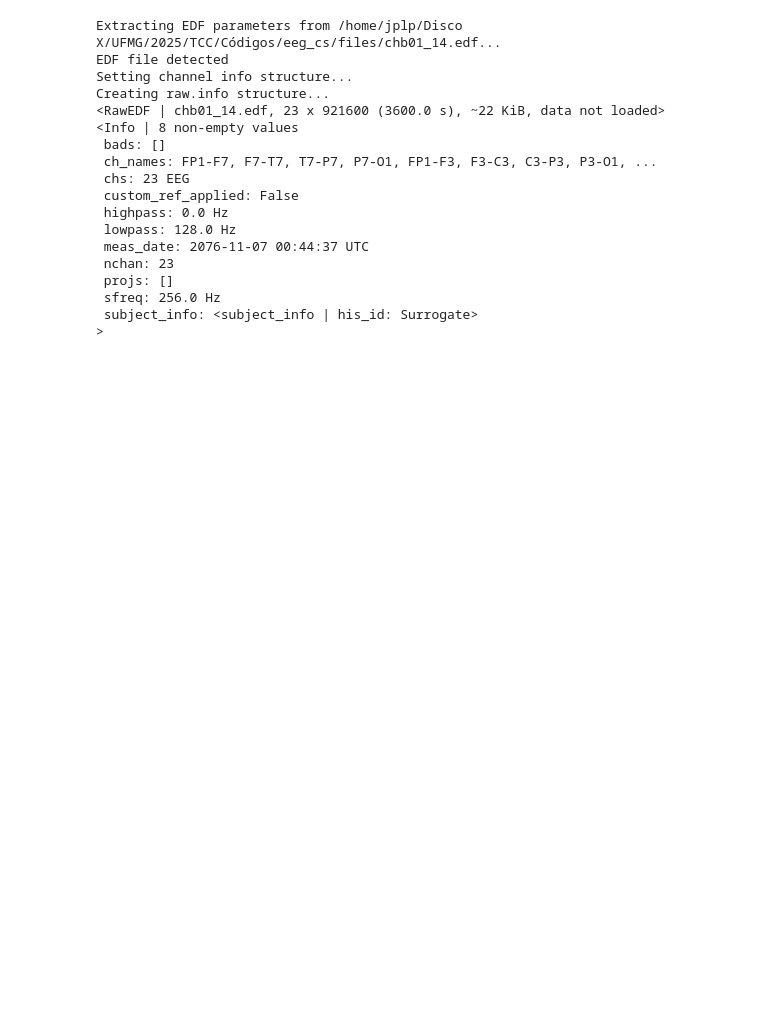
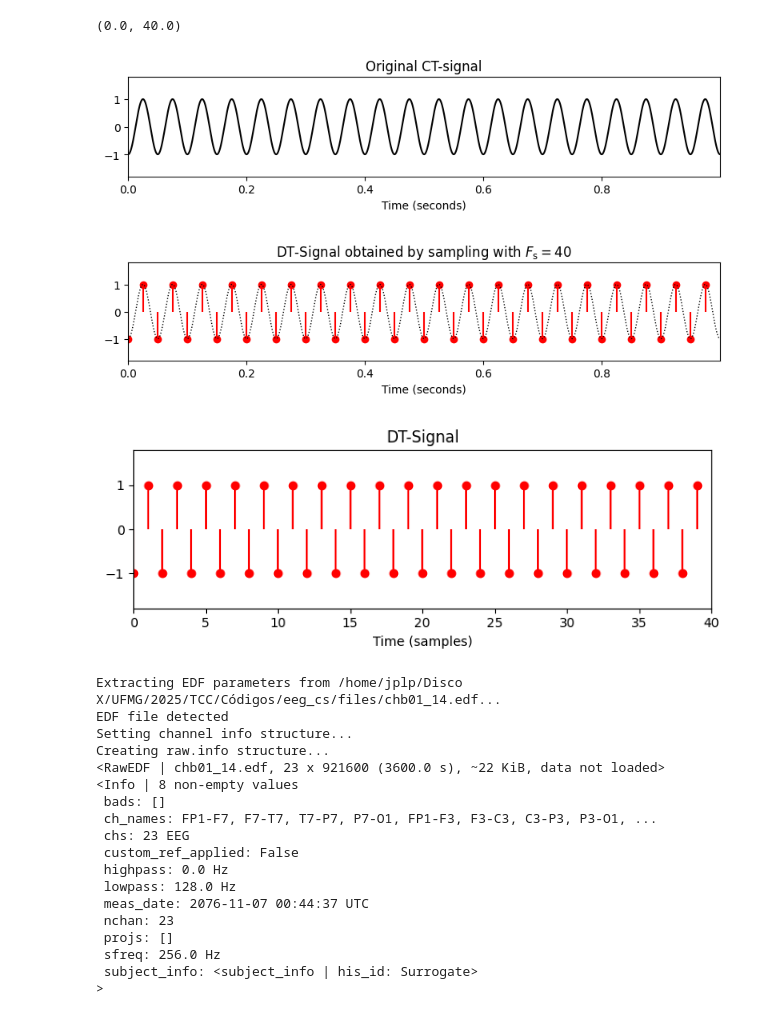
Before and after one commit to joaopedropiraja/eeg_cs, a Jupyter notebook: eeg_cs/references/main.ipynb, the cells around one changed output. Saved outputs shown, nothing was run; the diff lists cells and outputs as text; code cells hidden in the pictures; blank space fills up the shorter version.

```diff
--- a/eeg_cs/references/main.ipynb
+++ b/eeg_cs/references/main.ipynb
@@ -99,36 +99,41 @@ def plot_signal_reconstructed(t_1, x_1, t_2, x_2, t_sinc, x_sinc, figsize=(8, 2.
 # %%
 amp = 1
 freq = 20
 phase = np.deg2rad(90)
 x_1, t_1 = generate_sinusoid(dur=1, amp=amp, freq=freq, phase=phase, Fs=10000)
 
 
 Fs_2 = 40
 x_2, t_2 = sampling_equidistant(x_1, t_1, Fs_2)
 
-# plt.figure(figsize=(8, 2.2))
-# plt.plot(t_1, x_1, 'k')
-# plt.title('Original CT-signal')
-# plt.xlabel('Time (seconds)')
-# plt.ylim([-1.8, 1.8])
-# plt.xlim([t_1[0], t_1[-1]])
-# plt.tight_layout()
+plt.figure(figsize=(8, 2.2))
+plt.plot(t_1, x_1, 'k')
+plt.title('Original CT-signal')
+plt.xlabel('Time (seconds)')
+plt.ylim([-1.8, 1.8])
+plt.xlim([t_1[0], t_1[-1]])
+plt.tight_layout()
 
-# plt.figure(figsize=(8, 2.2))
-# plt.stem(t_2, x_2, linefmt='r', markerfmt='ro', basefmt='None')
-# plt.plot(t_1, x_1, 'k', linewidth=1, linestyle='dotted')
-# plt.title(r'DT-Signal obtained by sampling with $F_\mathrm{s} = %.0f$' % Fs_2)
-# plt.xlabel('Time (seconds)')
-# plt.ylim([-1.8, 1.8])
-# plt.xlim([t_1[0], t_1[-1]])
-# plt.tight_layout()
+plt.figure(figsize=(8, 2.2))
+plt.stem(t_2, x_2, linefmt='r', markerfmt='ro', basefmt='None')
+plt.plot(t_1, x_1, 'k', linewidth=1, linestyle='dotted')
+plt.title(r'DT-Signal obtained by sampling with $F_\mathrm{s} = %.0f$' % Fs_2)
+plt.xlabel('Time (seconds)')
+plt.ylim([-1.8, 1.8])
+plt.xlim([t_1[0], t_1[-1]])
+plt.tight_layout()
 
-# plt.figure(figsize=(8, 2.2))
-# plt.stem(x_2, linefmt='r', markerfmt='ro', basefmt='None')
-# plt.title(r'DT-Signal')
-# plt.xlabel('Time (samples)')
-# plt.ylim([-1.8, 1.8])
-# plt.xlim([0, len(t_2)])
+plt.figure(figsize=(8, 2.2))
+plt.stem(x_2, linefmt='r', markerfmt='ro', basefmt='None')
+plt.title(r'DT-Signal')
+plt.xlabel('Time (samples)')
+plt.ylim([-1.8, 1.8])
+plt.xlim([0, len(t_2)])
+# %% [output]
+(0.0, 40.0)
+[figure, added]
+[figure, added]
+[figure, added]
 # %%
 # Aquisição de dados
 
```
Also changed, not shown: parts of 1 cell of this notebook, 51 other files.
